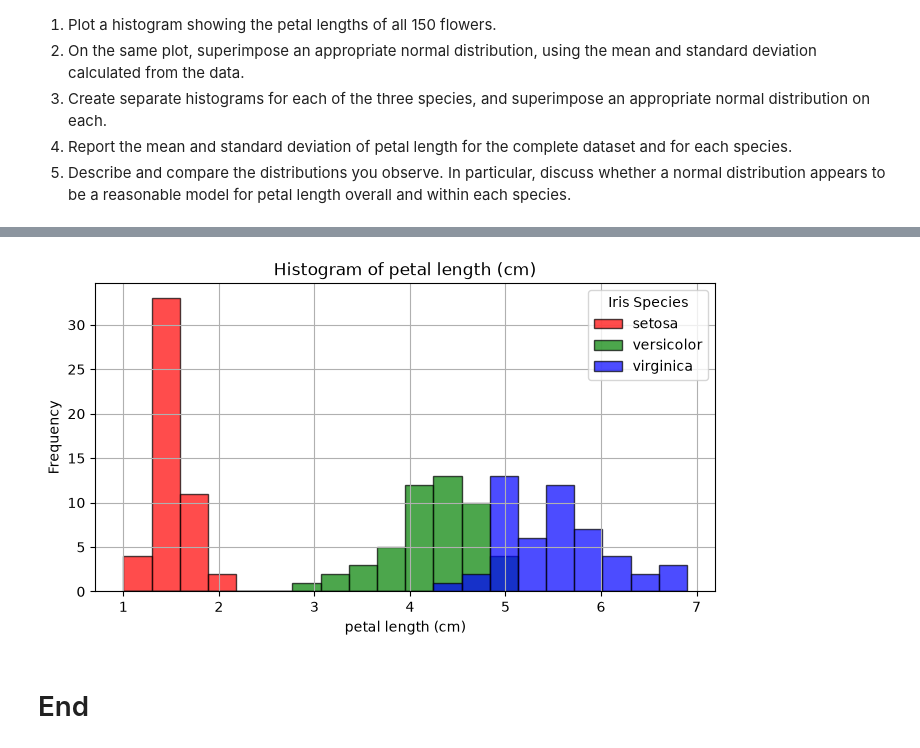
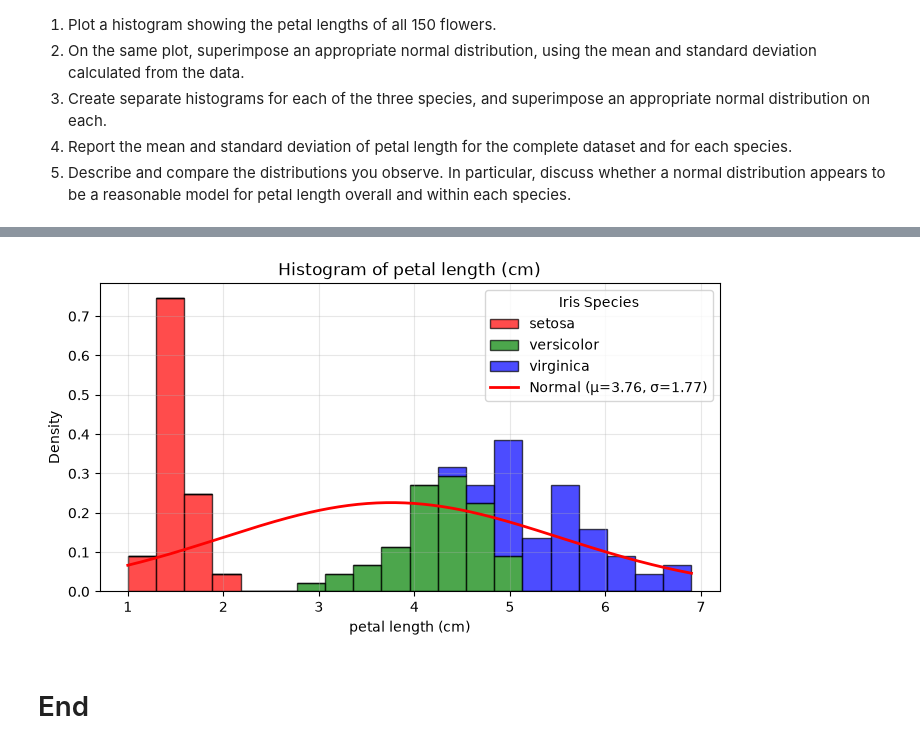
Before and after one commit to skerr17/Applied_Statistics_Assessment, a Jupyter notebook: problem.ipynb, the cells around one changed output, grey strips where cells are left out. Saved outputs shown, nothing was run; the diff lists cells and outputs as text; code cells hidden in the pictures.

Commit message:
added the normal distribution to my histogram for problems 1 note needed to scale the density to 1 so that the normal curve can be compared and not flattened at the bottom of the graph

```diff
--- a/problem.ipynb
+++ b/problem.ipynb
@@ -112,27 +137,40 @@ Using the Iris dataset, investigate the distribution of `petal_length`.
 # %%
 feature = 'petal length (cm)' # define the feature to plot
 species = iris_dataframe['species'].unique() # getting the unique species
 
 # define the iris species colours
 species_colours = {'setosa': 'red', 'versicolor': 'green', 'virginica': 'blue'}
 
 # shared bin edges so all species use the same bins
 bins = np.linspace(iris_dataframe[feature].min(), iris_dataframe[feature].max(), 21)
 
-# Plotting the histogram for the petal_length
-plt.figure(figsize=(8, 4)) # set the figure size
-for specie in species: # loop through the species
-    iris_subset = iris_dataframe[iris_dataframe['species'] == specie] # subset the data by species
-    plt.hist(iris_subset[feature],
-                bins=bins, edgecolor='k', alpha=0.7, label=specie,
-                color=species_colours[specie]) # plot the histogram
+# Calculate the mean and standard deviation for the feature
+mu, sigma = iris_dataframe[feature].mean(), iris_dataframe[feature].std()
+
+# smooth x-values for the curve
+x = np.linspace(iris_dataframe[feature].min(), iris_dataframe[feature].max(), 300)
+
+
+# Create subsets of the data for each species and their corresponding colours
+subsets = [iris_dataframe[iris_dataframe['species'] == s][feature] for s in species]
+
+# Create a list of colours corresponding to each species
+colours = [species_colours[s] for s in species]
+
+# Create a histogram for the petal_length feature, with stacked bars for each species
+plt.figure(figsize=(8, 4))
+# Stacked density histogram (all 150 flowers, total area = 1) with the fitted normal curve on the same scale
+plt.hist(subsets, bins=bins, stacked=True, density=True,
+         edgecolor='k', alpha=0.7, label=list(species), color=colours)
+plt.plot(x, stats.norm.pdf(x, mu, sigma), 'r-', linewidth=2,
+         label=f'Normal (μ={mu:.2f}, σ={sigma:.2f})')
 plt.title(f'Histogram of {feature}') # title of the graph
 plt.xlabel(feature) # x-axis label
-plt.ylabel('Frequency') # y-axis label
+plt.ylabel('Density') # y-axis label
 plt.legend(title='Iris Species') # add the legend
-plt.grid(True)
+plt.grid(True, alpha=0.3)
 plt.show()
 # %% [output]
-[figure, old version]
+[figure, new version]
 # %% [markdown]
 # End
```
Also changed, not shown: parts of 3 cells of this notebook.
